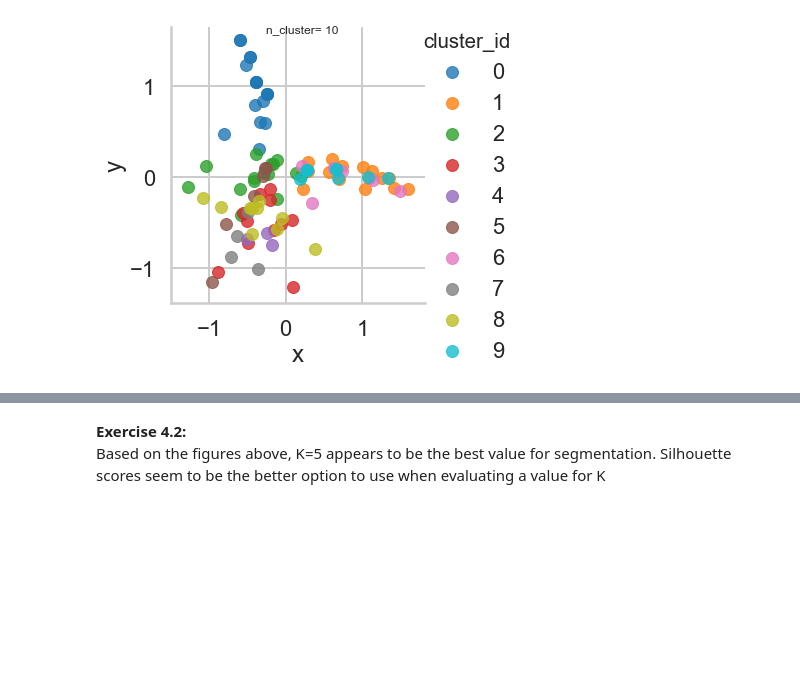
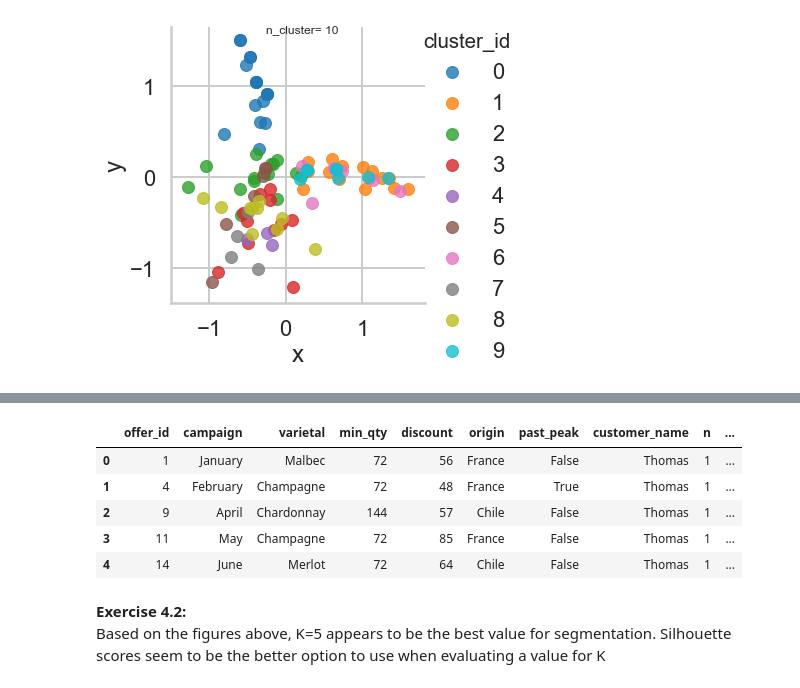
Before and after one commit to nina-driver/Springboard, a Jupyter notebook: 10 - Clustering/Mini_Project_Clustering.ipynb, the cells around one changed output, grey strips where cells are left out. Cells and saved outputs as stored; diff of their text form; code cells hidden in the pictures; blank space fills up the shorter version.

```diff
--- a/10 - Clustering/Mini_Project_Clustering.ipynb
+++ b/10 - Clustering/Mini_Project_Clustering.ipynb
@@ -415,3 +447,14 @@ for k in n_clusters:
+# %%
+df_clusters = df_merged.merge(df_pca, on='customer_name')
+
+df_clusters.head()
+# %% [output]
+|  | offer_id | campaign | varietal | min_qty | discount | origin | past_peak | customer_name | n | ... |
+| 0 | 1 | January | Malbec | 72 | 56 | France | False | Thomas | 1 | ... |
+| 1 | 4 | February | Champagne | 72 | 48 | France | True | Thomas | 1 | ... |
+| 2 | 9 | April | Chardonnay | 144 | 57 | Chile | False | Thomas | 1 | ... |
+| 3 | 11 | May | Champagne | 72 | 85 | France | False | Thomas | 1 | ... |
+| 4 | 14 | June | Merlot | 72 | 64 | Chile | False | Thomas | 1 | ... |
 # %% [markdown]
 **Exercise 4.2:**
 Based on the figures above, K=5 appears to be the best value for segmentation. Silhouette scores seem to be the better option to use when evaluating a value for K
```
Also changed, not shown: parts of 13 cells of this notebook.
